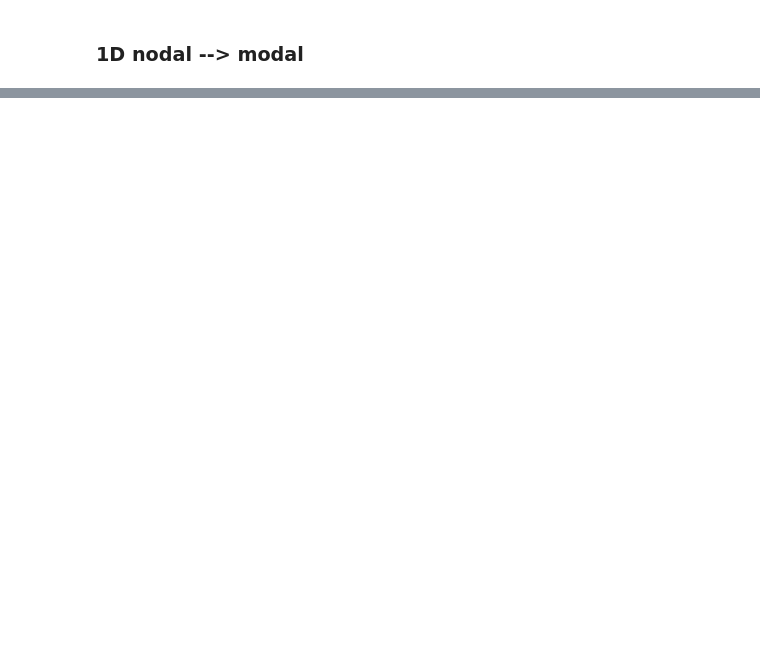
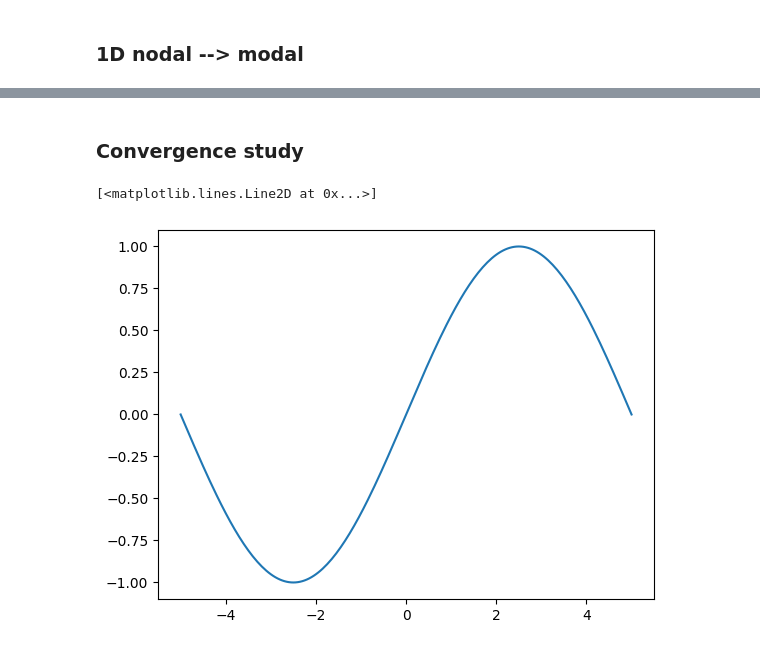
Before and after one commit to AdamHopkinss/SIAC-CT-Reconstruction, a Jupyter notebook: notebooks/test_nodal_siac_1D.ipynb, the cells around one changed output, grey strips where cells are left out. Cells and saved outputs as stored; diff of their text form; code cells hidden in the pictures; blank space fills up the shorter version.

```diff
--- a/notebooks/test_nodal_siac_1D.ipynb
+++ b/notebooks/test_nodal_siac_1D.ipynb
@@ -603,0 +196,2 @@ Convergence table:
+# %% [markdown]
+### Convergence study
@@ -603,0 +347,24 @@ Convergence table:
+# %%
+def exact_bumped_trig1d(x, xlim=(-1, 1), alpha=3.0):
+    x = np.asarray(x, dtype=float)
+
+    xhat = 2 * (x - xlim[0]) / (xlim[1] - xlim[0]) - 1.0
+    return (
+        2*np.exp(-alpha * xhat**2)
+        + (0.3 * np.cos(7 * np.pi * xhat))
+    )
+
+def exact_trig1d(x, xlim=(-1, 1)):
+    x = np.asarray(x, dtype=float)
+
+    xhat = 2 * (x - xlim[0]) / (xlim[1] - xlim[0]) - 1.0
+    return np.sin(np.pi * xhat)
+
+
+xlim = (-5, 5)
+x_test = np.linspace(xlim[0], xlim[1], 201)
+
+plt.plot(x_test, exact_trig1d(x_test, xlim))
+# %% [output]
+[<matplotlib.lines.Line2D at 0x...>]
+[figure, added]
```
Also changed, not shown: parts of 20 cells of this notebook, 8 other files.
